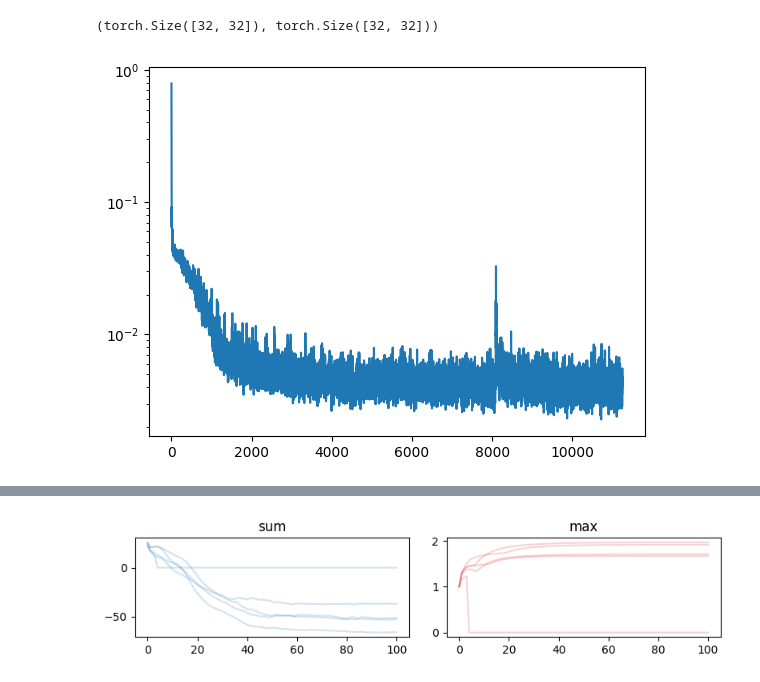
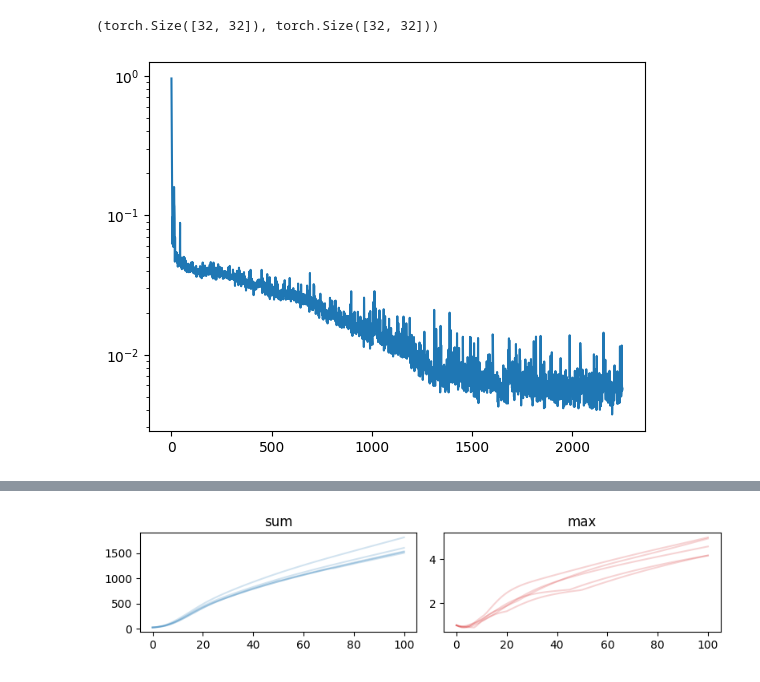
Before and after one commit to ichko/nca, a Jupyter notebook: inv_ae/nca_inv_ae.ipynb, the cells around one changed output, grey strips where cells are left out. Saved outputs shown, nothing was run; the diff lists cells and outputs as text; code cells hidden in the pictures.

```diff
--- a/inv_ae/nca_inv_ae.ipynb
+++ b/inv_ae/nca_inv_ae.ipynb
@@ -130,8 +130,7 @@ def plot_seq_stat(seq):
     b,s,c,h,w = m.shape
     merged = m.reshape(b,s,c*h*w)
     ma = abs(merged).max(axis=-1)
-    mean = merged.mean(axis=-1)
-    s = merged.sum(axis=-1)
+    s = abs(merged).sum(axis=-1)
     m = merged.max(axis=-1)
 
     fig, axs = plt.subplots(1, 2, figsize=(8, 2))
@@ -243,44 +242,49 @@ for i in pbar:
     peaks = abs_frame[abs_frame > 1.1] - 1.1
     if len(peaks) > 0:
         loss += peaks.mean() / 1000
+
+    max_mass = 400
+    mass = abs_frame.sum(axis=[1,2,3]).mean()
+    if mass > max_mass:
+        loss *= 2
 
     loss.backward()
     optim.step()
     history.append(loss.item())
 
     pbar.set_description(f"Loss: {loss.item():0.5f}")
     if i % 250 == 0:
         clear_output()
 
         display(pbar.container)
 
         plt.plot(history)
         plt.yscale("log")
         plt.show()
 
         media.show_images(
             to_numpy(seq[-1][:10])[:, 0], border=True, height=100, cmap="viridis", columns=10)
         media.show_images(
             to_numpy(noise(seq[-1][:10]))[:, 0], border=True, height=100, cmap="viridis", columns=10)
 
         input_gen_small = generate_inputs(5, CHANS, SIZE)
         batch = next(input_gen_small)
         screen, seeds = batch
         seq = model(screen.to(device), steps=100)
         media.show_videos(
             media.to_rgb(
                 to_numpy(torch.stack(seq).transpose(0, 1)[:,:,0]),
                 vmin=-1, vmax=1, cmap="viridis"
             ),
             height=150, fps=20, codec='gif', border=True, columns=16
         )
         plot_seq_stat(seq)
 # %% [output]
-[figure, old version]
+[figure, new version]
 [interactive output not drawn]
 [interactive output not drawn]
 [interactive output not drawn]
-[figure, old version]
+[figure, new version]
 # %%
 plt.plot(history)
 plt.yscale("log")
```
